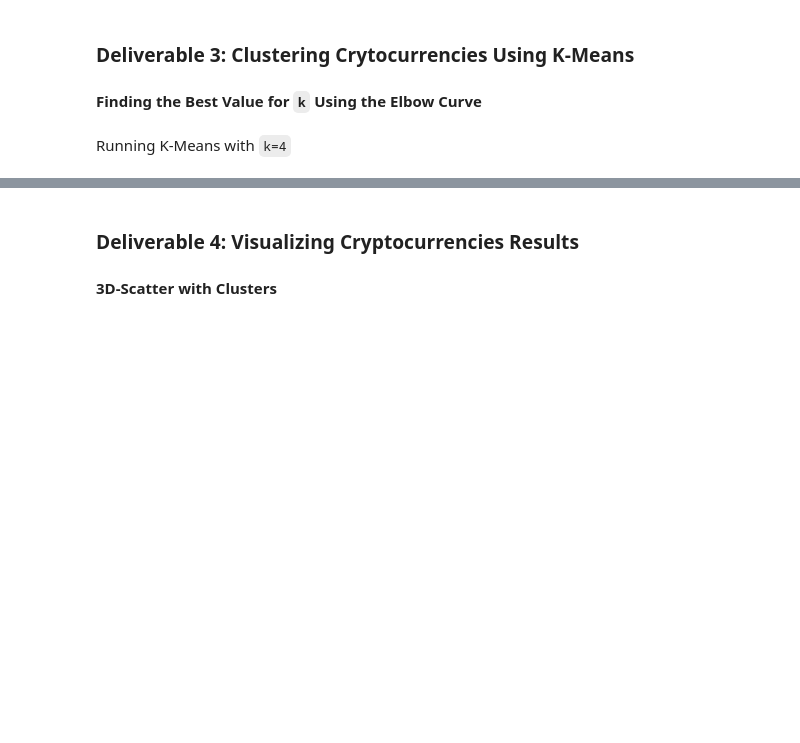
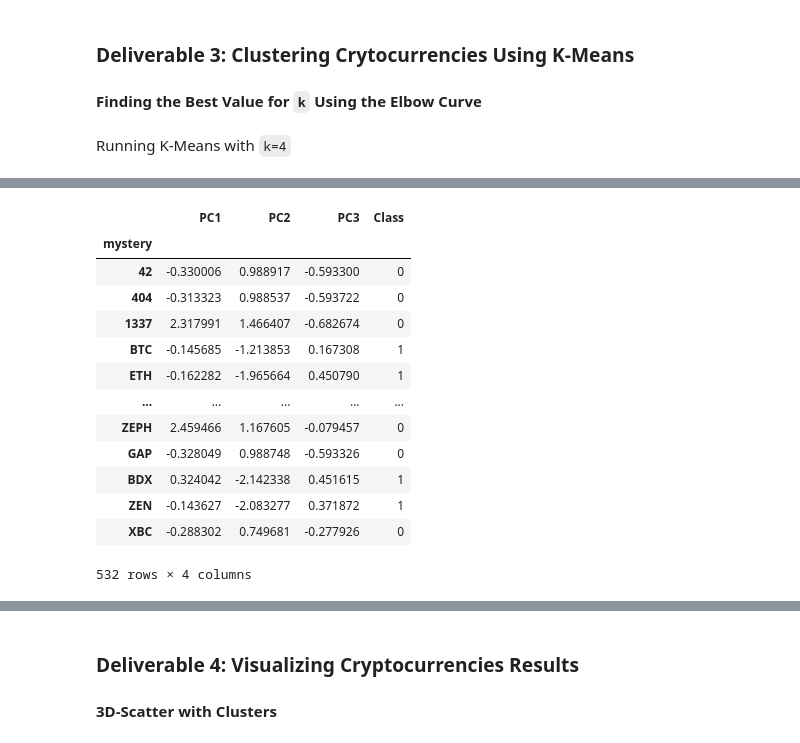
Before and after one commit to laurinalastella/Cryptocurrencies, a Jupyter notebook: Notebook/crypto_clustering.ipynb, the cells around one changed output, grey strips where cells are left out. Drawn from its saved outputs; the diff is of its cells as text; code cells hidden in the pictures; blank space fills up the shorter version.

```diff
--- a/Notebook/crypto_clustering.ipynb
+++ b/Notebook/crypto_clustering.ipynb
@@ -290,14 +290,25 @@ pcs_df.head(10)
 # %%
 # Create an elbow curve to find the best value for K.
 # YOUR CODE HERE
+inertia = []
+k = list(range(1, 5))
 # %% [markdown]
 Running K-Means with `k=4`
 # %%
 # Initialize the K-Means model.
 # YOUR CODE HERE
+for i in k:
+    km = KMeans(n_clusters=i, random_state=0)
 
 # Fit the model
 # YOUR CODE HERE
+    km.fit(pcs_df)
+    inertia.append(km.inertia_)
 
 # Predict clusters
 # YOUR CODE HERE
+elbow_data = {"k": k, "inertia": inertia}
+df_elbow = pd.DataFrame(elbow_data)
+df_elbow.hvplot.line(x="k", y="inertia",
+                     title="Elbow Curve",
+                     xticks=k)
@@ -304 +317,44 @@ Running K-Means with `k=4`
+# %%
+# Initialize the K-Means model.
+# YOUR CODE HERE
+# Fit the model
+# YOUR CODE HERE
+# Predict clusters
+# YOUR CODE HERE
+
+def get_clusters(k, data):
+    # Create a copy of the DataFrame
+    data = data.copy()
+
+    # Initialize the K-Means model
+    model = KMeans(n_clusters=k, random_state=0)
+
+    # Fit the model
+    model.fit(data)
+
+    # Predict clusters
+    predictions = model.predict(data)
+
+    # Create return DataFrame with predicted clusters
+    data["Class"] = model.labels_
+
+    return data
+
+k1 = get_clusters(4, pcs_df)
+k1
+# %% [output]
+|  | PC1 | PC2 | PC3 | Class |
+| mystery |  |  |  |  |
+| 42 | -0.330006 | 0.988917 | -0.593300 | 0 |
+| 404 | -0.313323 | 0.988537 | -0.593722 | 0 |
+| 1337 | 2.317991 | 1.466407 | -0.682674 | 0 |
+| BTC | -0.145685 | -1.213853 | 0.167308 | 1 |
+| ETH | -0.162282 | -1.965664 | 0.450790 | 1 |
+| ... | ... | ... | ... | ... |
+| ZEPH | 2.459466 | 1.167605 | -0.079457 | 0 |
+| GAP | -0.328049 | 0.988748 | -0.593326 | 0 |
+| BDX | 0.324042 | -2.142338 | 0.451615 | 1 |
+| ZEN | -0.143627 | -2.083277 | 0.371872 | 1 |
+| XBC | -0.288302 | 0.749681 | -0.277926 | 0 |
+532 rows × 4 columns
 # %%
```
Also changed, not shown: parts of 2 cells of this notebook.
